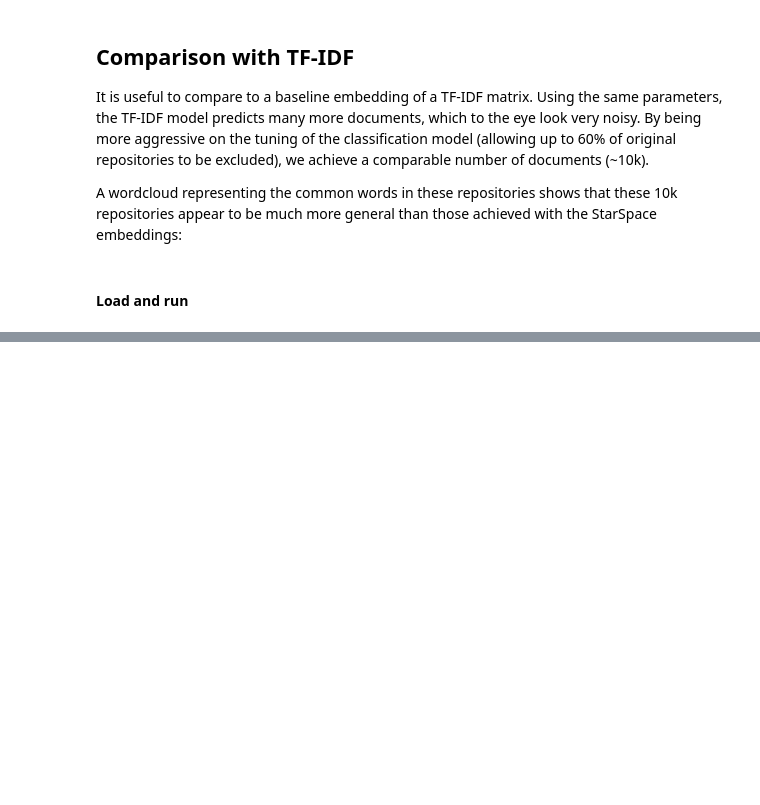
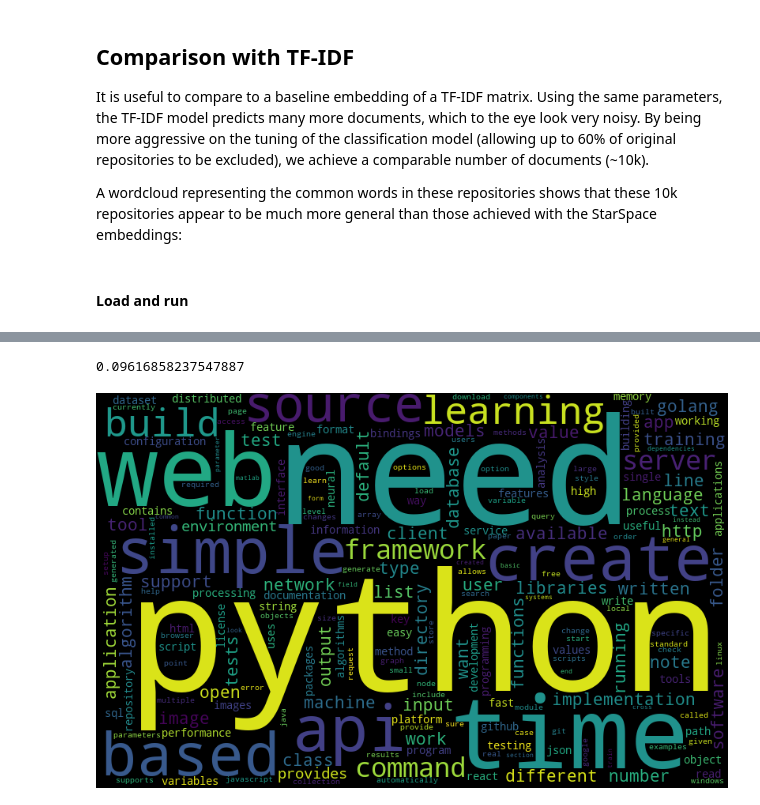
Before and after one commit to nandanrao/embed-software, a Jupyter notebook: test-sentence-embeddings.ipynb, the cells around one changed output, grey strips where cells are left out. Drawn from its saved outputs; the diff is of its cells as text; code cells hidden in the pictures; blank space fills up the shorter version.

```diff
--- a/test-sentence-embeddings.ipynb
+++ b/test-sentence-embeddings.ipynb
@@ -291,4 +215 @@ from gensim.corpora import MmCorpus
-# %%
-corpus = TextCorpus('prepared-readmes/repos.txt')
-gh_dict = Dictionary((c for c in corpus.get_texts()))
 # %%
@@ -342,4 +219,10 @@ WordCloud(width=800, height=500).fit_words(word_freqs(docs, gh_dict.token2id)).t
-# %%
-with open('tfidf-predictions-60.txt', 'w') as f:
-    for p in pos.reshape(-1):
-        f.write(str(p)+'\n')
+# %%
+ss_docs = [get_sentence(p) for p in get_predictions('predictions/ss_100_1gram.txt')]
+tfidf_docs = [get_sentence(p) for p in get_predictions('predictions/tfidf-predictions-60.txt')]
+# %%
+ss_docs = frozenset(ss_docs)
+tfidf_docs = frozenset(tfidf_docs)
+# %%
+1 - len(frozenset(readmes) - ss_docs) / len(readmes)
+# %% [output]
+0.09616858237547887
@@ -345,0 +231,4 @@ with open('tfidf-predictions-60.txt', 'w') as f:
+# %%
+WordCloud(width=800, height=500).fit_words(word_freqs(list(tfidf_docs - ss_docs), gh_dict.token2id)).to_image()
+# %% [output]
+[figure, added]
```
Also changed, not shown: parts of 90 cells of this notebook, 9 other files.
